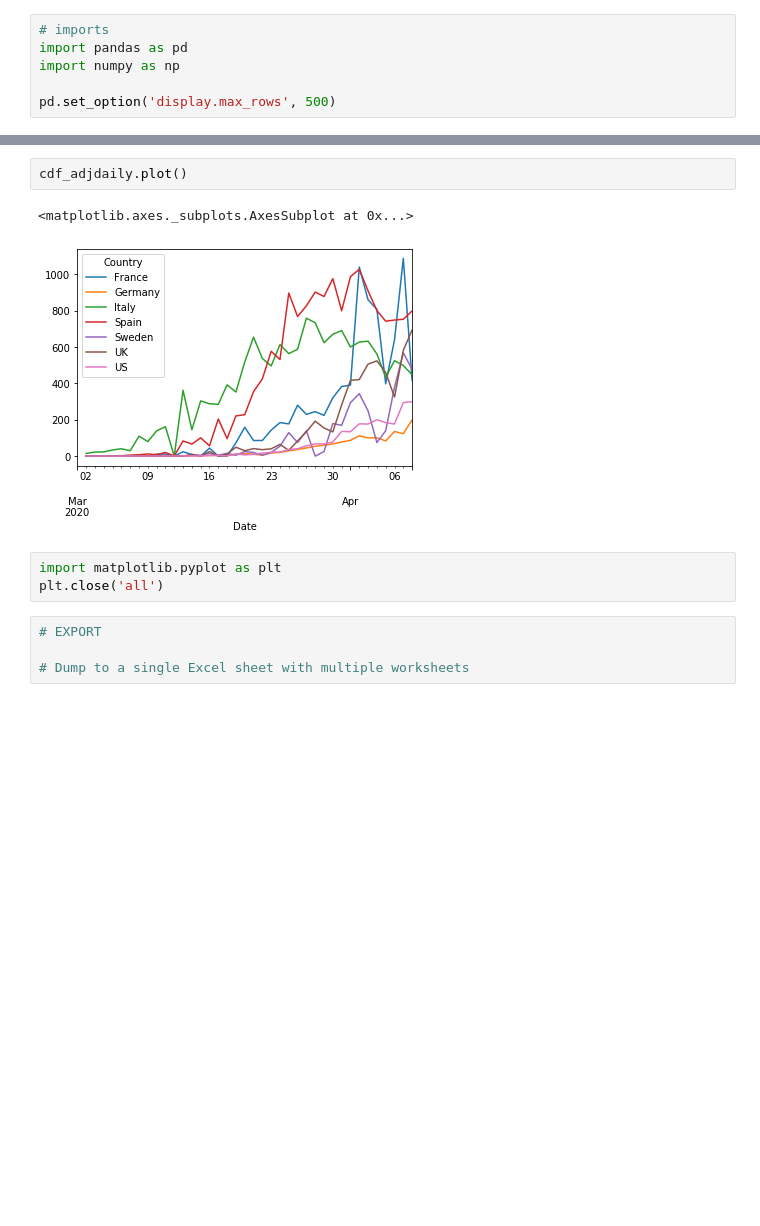
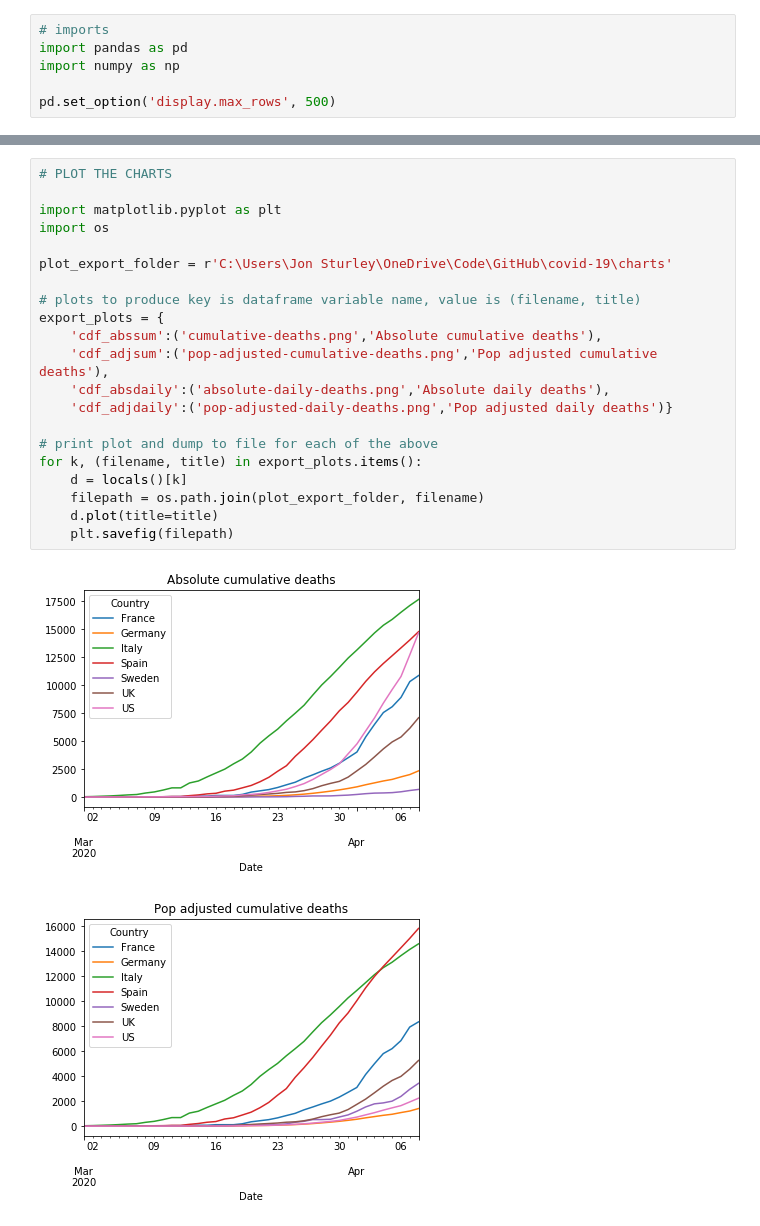
Before and after one commit to jonjon86/covid-19, a Jupyter notebook: jupyter/data-fetch-and-process.ipynb, the cells around one changed output, grey strips where cells are left out. Drawn from its saved outputs; the diff is of its cells as text; blank space fills up the shorter version.

Commit message:
Finish changes to allow single click output generation

```diff
--- a/jupyter/data-fetch-and-process.ipynb
+++ b/jupyter/data-fetch-and-process.ipynb
@@ -108,12 +137,24 @@ cdf_adjdaily = cdf_absdaily.multiply(pdf['PopMultiplier'])
-# %%
-cdf_adjdaily.plot()
-# %% [output]
-<matplotlib.axes._subplots.AxesSubplot at 0x...>
-[figure, removed]
-# %%
-import matplotlib.pyplot as plt
-plt.close('all')
-# %%
-# EXPORT
-
-# Dump to a single Excel sheet with multiple worksheets
+# %%
+# PLOT THE CHARTS
+
+import matplotlib.pyplot as plt
+import os
+
+plot_export_folder = r'C:\Users\Jon Sturley\OneDrive\Code\GitHub\covid-19\charts'
+
+# plots to produce key is dataframe variable name, value is (filename, title)
+export_plots = {
+    'cdf_abssum':('cumulative-deaths.png','Absolute cumulative deaths'),
+    'cdf_adjsum':('pop-adjusted-cumulative-deaths.png','Pop adjusted cumulative deaths'),
+    'cdf_absdaily':('absolute-daily-deaths.png','Absolute daily deaths'),
+    'cdf_adjdaily':('pop-adjusted-daily-deaths.png','Pop adjusted daily deaths')}
+
+# print plot and dump to file for each of the above
+for k, (filename, title) in export_plots.items():
+    d = locals()[k]
+    filepath = os.path.join(plot_export_folder, filename)
+    d.plot(title=title)
+    plt.savefig(filepath)
+# %% [output]
+[figure, added]
+[figure, added]
```
Also changed, not shown: parts of 4 cells of this notebook, 8 other files.
